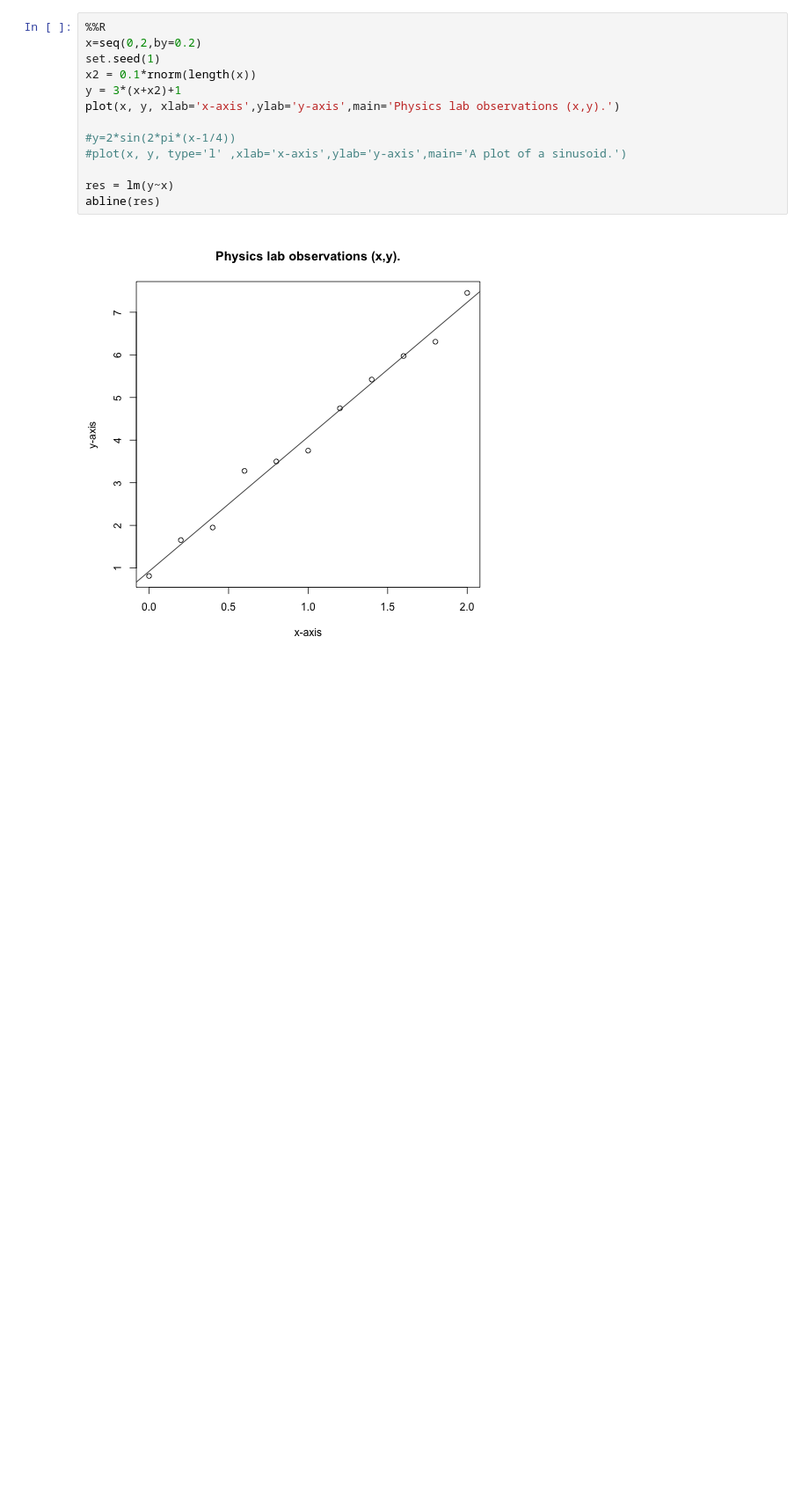
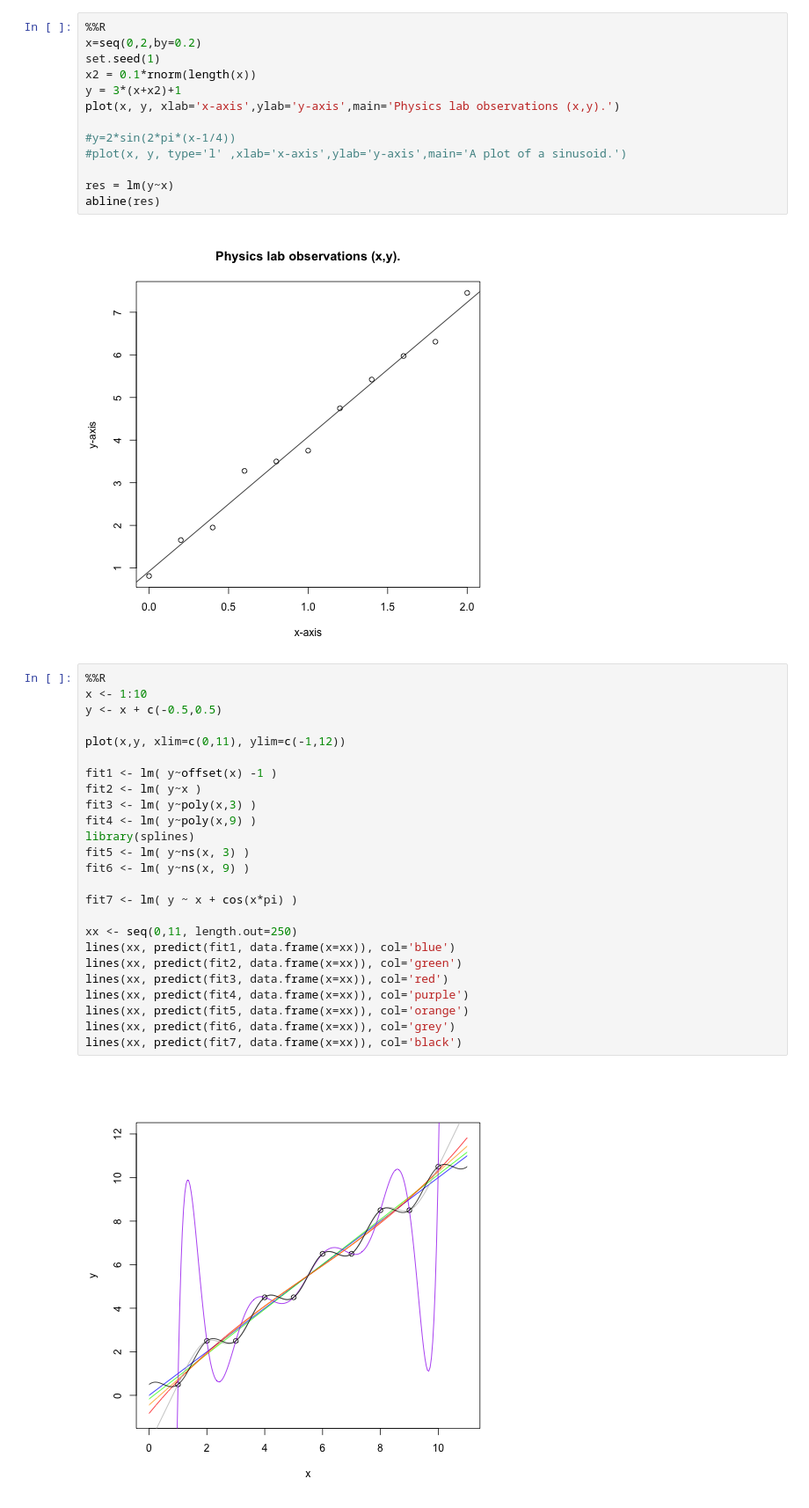
Before and after one commit to nborwankar/opendatasci, a Jupyter notebook: notebooks/Introduction to Linear Regression.ipynb, the cells around one changed output. Shown at 88% size. Saved outputs shown, nothing was run; the diff lists cells and outputs as text; blank space fills up the shorter version.

```diff
--- a/notebooks/Introduction to Linear Regression.ipynb
+++ b/notebooks/Introduction to Linear Regression.ipynb
@@ -226,3 +356,30 @@ res = lm(y~x)
 abline(res)
 # %% [output]
 [figure]
+# %%
+%%R
+x <- 1:10
+y <- x + c(-0.5,0.5)
+
+plot(x,y, xlim=c(0,11), ylim=c(-1,12))
+
+fit1 <- lm( y~offset(x) -1 )
+fit2 <- lm( y~x )
+fit3 <- lm( y~poly(x,3) )
+fit4 <- lm( y~poly(x,9) )
+library(splines)
+fit5 <- lm( y~ns(x, 3) )
+fit6 <- lm( y~ns(x, 9) )
+
+fit7 <- lm( y ~ x + cos(x*pi) )
+
+xx <- seq(0,11, length.out=250)
+lines(xx, predict(fit1, data.frame(x=xx)), col='blue')
+lines(xx, predict(fit2, data.frame(x=xx)), col='green')
+lines(xx, predict(fit3, data.frame(x=xx)), col='red')
+lines(xx, predict(fit4, data.frame(x=xx)), col='purple')
+lines(xx, predict(fit5, data.frame(x=xx)), col='orange')
+lines(xx, predict(fit6, data.frame(x=xx)), col='grey')
+lines(xx, predict(fit7, data.frame(x=xx)), col='black')
+# %% [output]
+[figure, added]
```
Also changed, not shown: parts of 25 cells of this notebook.
